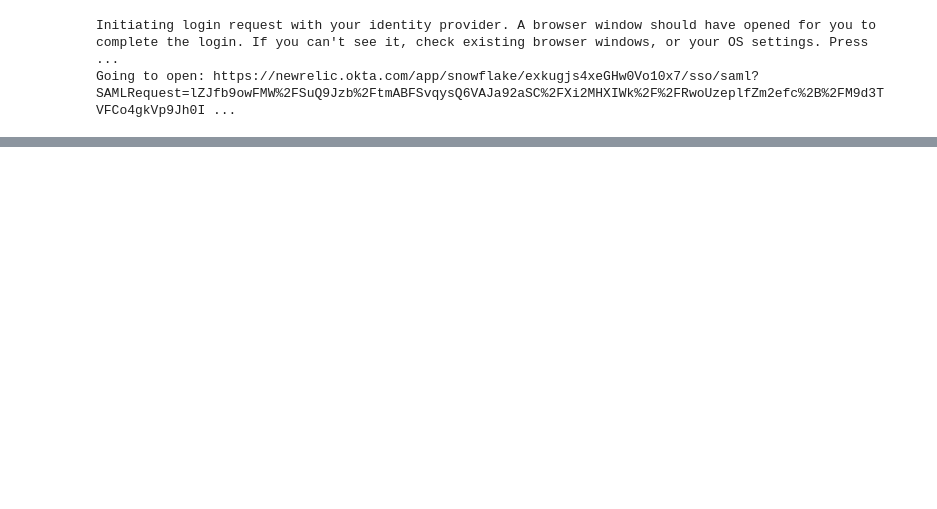
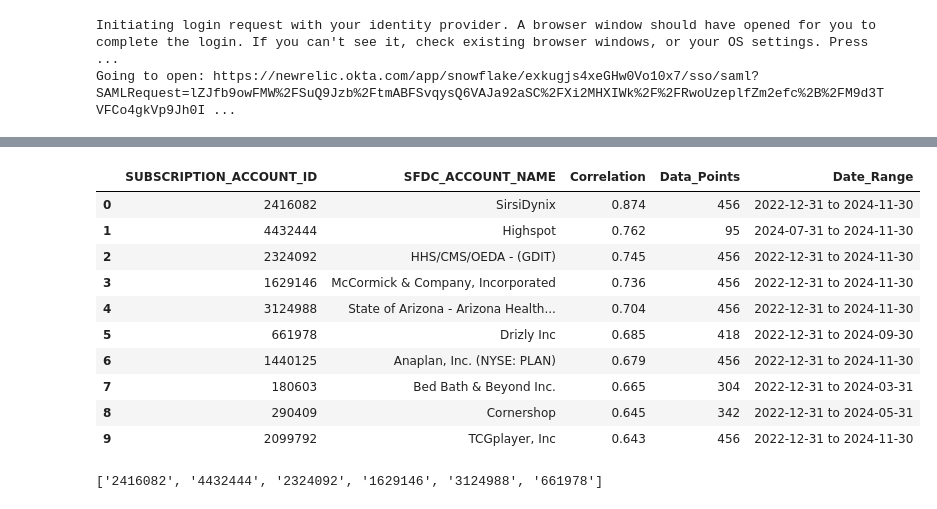
Before and after one commit to nr-rchhetri/C360_custom_weights, a Jupyter notebook: src/accnt_selection.ipynb, the cells around one changed output, grey strips where cells are left out. Cells and saved outputs as stored; diff of their text form; code cells hidden in the pictures; blank space fills up the shorter version.

```diff
--- a/src/accnt_selection.ipynb
+++ b/src/accnt_selection.ipynb
@@ -68,0 +132,18 @@ df['OVERALL_HEALTH_SCORE'] = df[score_cols].mean(axis=1)
+# %%
+correlation_df.head(10)
+# %% [output]
+|  | SUBSCRIPTION_ACCOUNT_ID | SFDC_ACCOUNT_NAME | Correlation | Data_Points | Date_Range |
+| 0 | 2416082 | SirsiDynix | 0.874 | 456 | 2022-12-31 to 2024-11-30 |
+| 1 | 4432444 | Highspot | 0.762 | 95 | 2024-07-31 to 2024-11-30 |
+| 2 | 2324092 | HHS/CMS/OEDA - (GDIT) | 0.745 | 456 | 2022-12-31 to 2024-11-30 |
+| 3 | 1629146 | McCormick & Company, Incorporated | 0.736 | 456 | 2022-12-31 to 2024-11-30 |
+| 4 | 3124988 | State of Arizona - Arizona Health... | 0.704 | 456 | 2022-12-31 to 2024-11-30 |
+| 5 | 661978 | Drizly Inc | 0.685 | 418 | 2022-12-31 to 2024-09-30 |
+| 6 | 1440125 | Anaplan, Inc. (NYSE: PLAN) | 0.679 | 456 | 2022-12-31 to 2024-11-30 |
+| 7 | 180603 | Bed Bath & Beyond Inc. | 0.665 | 304 | 2022-12-31 to 2024-03-31 |
+| 8 | 290409 | Cornershop | 0.645 | 342 | 2022-12-31 to 2024-05-31 |
+| 9 | 2099792 | TCGplayer, Inc | 0.643 | 456 | 2022-12-31 to 2024-11-30 |
+# %%
+correlation_df.head(6)['SUBSCRIPTION_ACCOUNT_ID'].tolist()
+# %% [output]
+['2416082', '4432444', '2324092', '1629146', '3124988', '661978']
```
Also changed, not shown: parts of 8 cells of this notebook, 1 other file.
